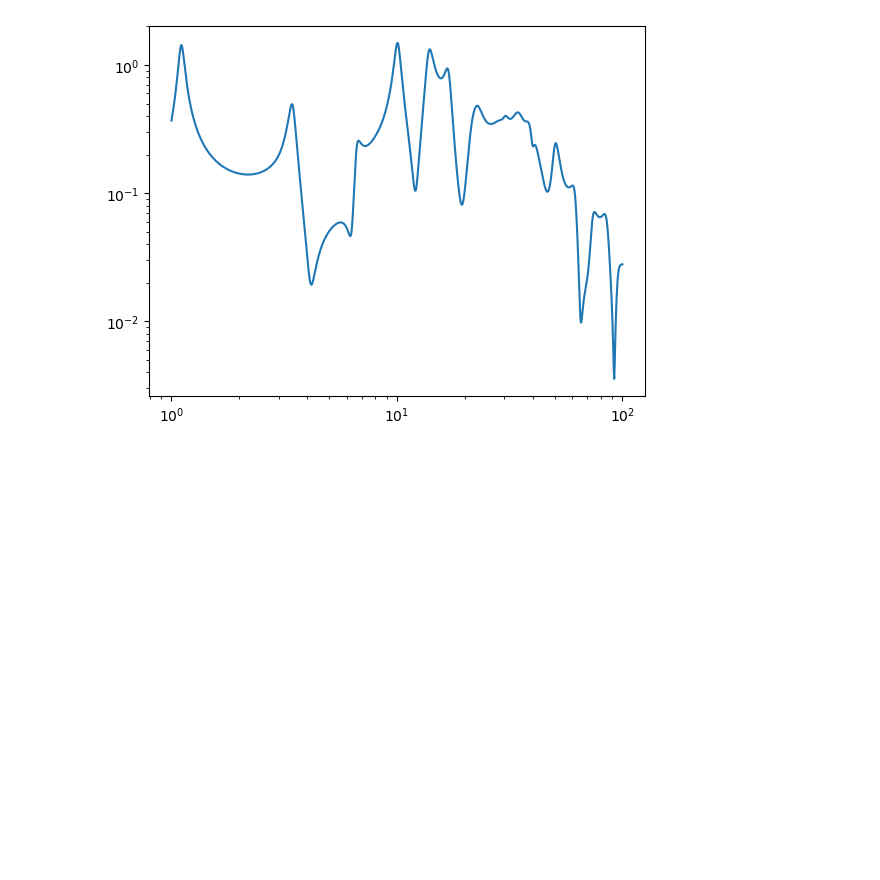
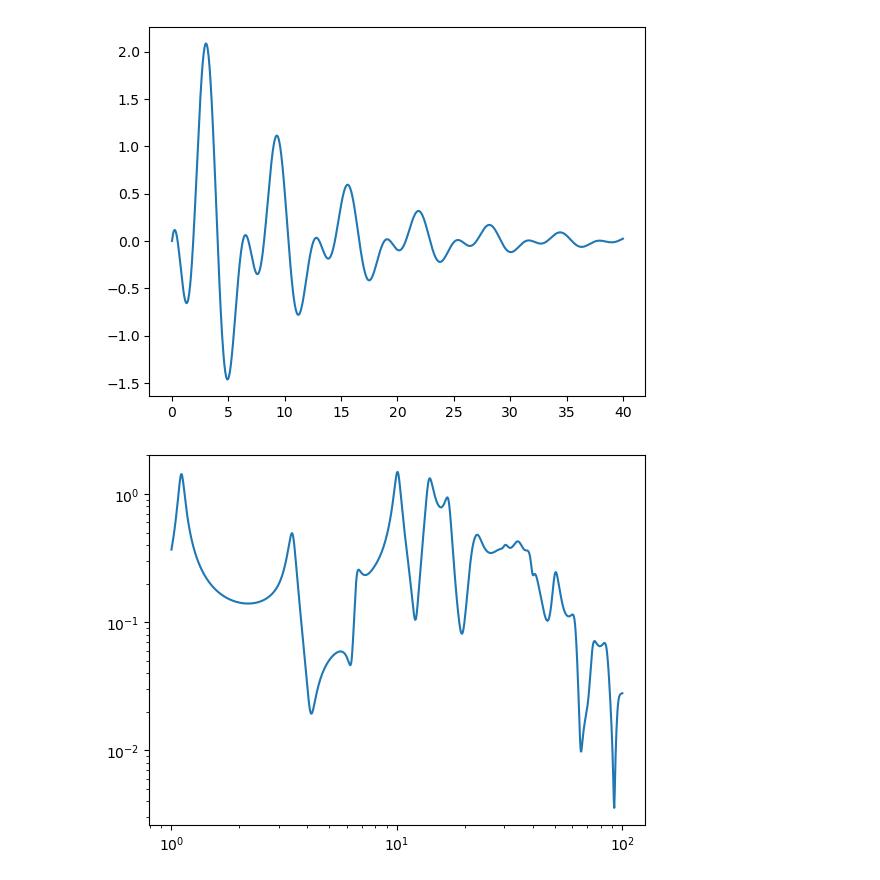
Before and after one commit to brianjpetersen/aaakit, a Jupyter notebook: explore.ipynb, the cells around one changed output. Saved outputs shown, nothing was run; the diff lists cells and outputs as text; code cells hidden in the pictures; blank space fills up the shorter version.

```diff
--- a/explore.ipynb
+++ b/explore.ipynb
@@ -4,3 +125,9 @@ import matplotlib.pyplot as plt
+# %%
+plt.figure()
+plt.plot(*lti.impulse(T=numpy.linspace(0, 40, 1000)))
+plt.show()
+# %% [output]
+[figure, added]
 # %%
 data = numpy.load('frfs.npz')
 # %%
```
Also changed, not shown: parts of 11 cells of this notebook.
